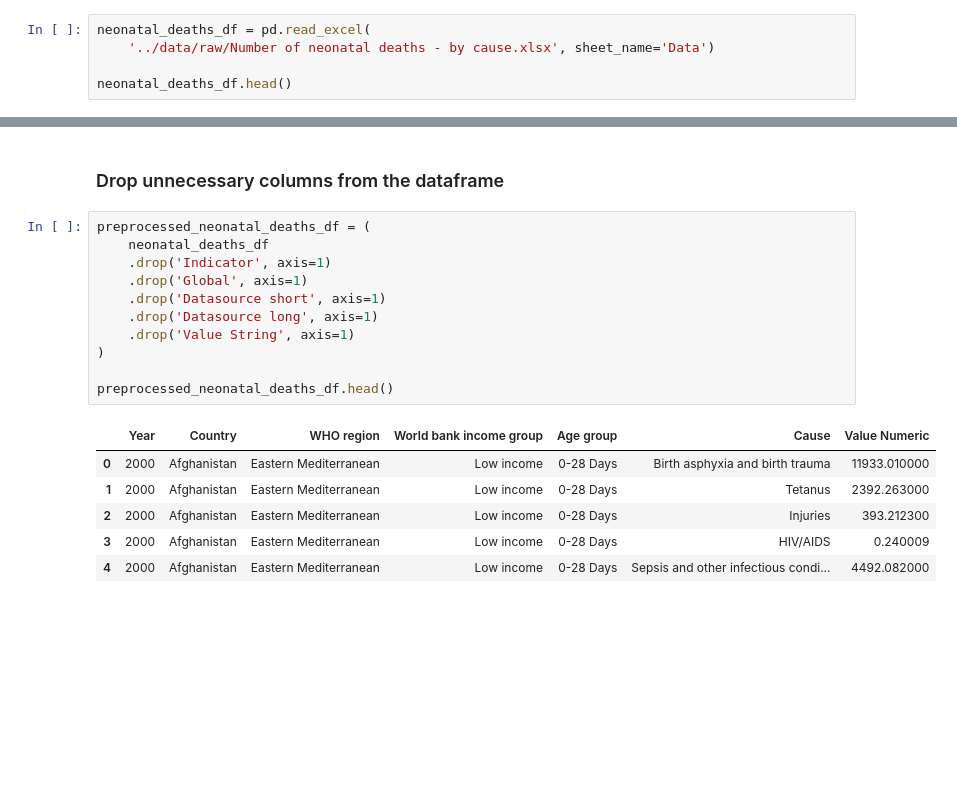
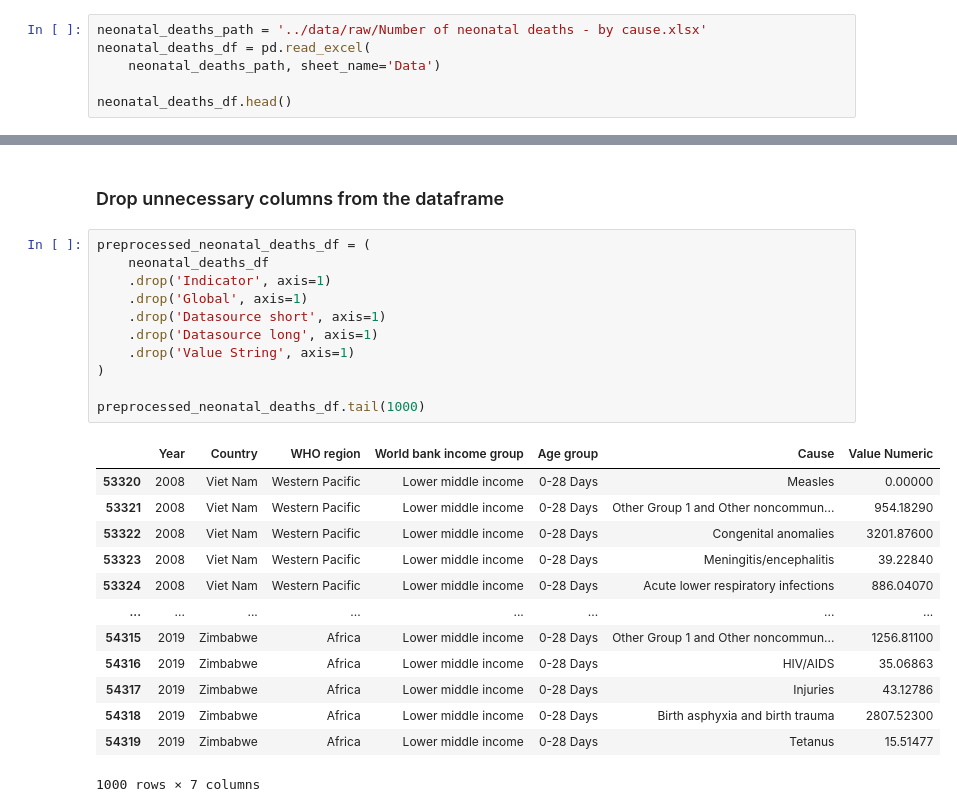
Before and after one commit to jariel17/illness-in-one-year-babies-analysis, a Jupyter notebook: notebooks/01-data-loading.ipynb, the cells around one changed output, grey strips where cells are left out. Drawn from its saved outputs; the diff is of its cells as text; blank space fills up the shorter version.

```diff
--- a/notebooks/01-data-loading.ipynb
+++ b/notebooks/01-data-loading.ipynb
@@ -34,6 +33,7 @@ preprocessed_urgencias_hosp_ninno_df = (
 # %%
+neonatal_deaths_path = '../data/raw/Number of neonatal deaths - by cause.xlsx'
 neonatal_deaths_df = pd.read_excel(
-    '../data/raw/Number of neonatal deaths - by cause.xlsx', sheet_name='Data')
+    neonatal_deaths_path, sheet_name='Data')
 
 neonatal_deaths_df.head()
 # %% [output]
@@ -183,18 +183,25 @@ memory usage: 5.0+ MB
 # %%
 preprocessed_neonatal_deaths_df = (
     neonatal_deaths_df
     .drop('Indicator', axis=1)
     .drop('Global', axis=1)
     .drop('Datasource short', axis=1)
     .drop('Datasource long', axis=1)
     .drop('Value String', axis=1)
 )
 
-preprocessed_neonatal_deaths_df.head()
+preprocessed_neonatal_deaths_df.tail(1000)
 # %% [output]
 |  | Year | Country | WHO region | World bank income group | Age group | Cause | Value Numeric |
-| 0 | 2000 | Afghanistan | Eastern Mediterranean | Low income | 0-28 Days | Birth asphyxia and birth trauma | 11933.010000 |
-| 1 | 2000 | Afghanistan | Eastern Mediterranean | Low income | 0-28 Days | Tetanus | 2392.263000 |
-| 2 | 2000 | Afghanistan | Eastern Mediterranean | Low income | 0-28 Days | Injuries | 393.212300 |
-| 3 | 2000 | Afghanistan | Eastern Mediterranean | Low income | 0-28 Days | HIV/AIDS | 0.240009 |
-| 4 | 2000 | Afghanistan | Eastern Mediterranean | Low income | 0-28 Days | Sepsis and other infectious condi... | 4492.082000 |
+| 53320 | 2008 | Viet Nam | Western Pacific | Lower middle income | 0-28 Days | Measles | 0.00000 |
+| 53321 | 2008 | Viet Nam | Western Pacific | Lower middle income | 0-28 Days | Other Group 1 and Other noncommun... | 954.18290 |
+| 53322 | 2008 | Viet Nam | Western Pacific | Lower middle income | 0-28 Days | Congenital anomalies | 3201.87600 |
+| 53323 | 2008 | Viet Nam | Western Pacific | Lower middle income | 0-28 Days | Meningitis/encephalitis | 39.22840 |
+| 53324 | 2008 | Viet Nam | Western Pacific | Lower middle income | 0-28 Days | Acute lower respiratory infections | 886.04070 |
+| ... | ... | ... | ... | ... | ... | ... | ... |
+| 54315 | 2019 | Zimbabwe | Africa | Lower middle income | 0-28 Days | Other Group 1 and Other noncommun... | 1256.81100 |
+| 54316 | 2019 | Zimbabwe | Africa | Lower middle income | 0-28 Days | HIV/AIDS | 35.06863 |
+| 54317 | 2019 | Zimbabwe | Africa | Lower middle income | 0-28 Days | Injuries | 43.12786 |
+| 54318 | 2019 | Zimbabwe | Africa | Lower middle income | 0-28 Days | Birth asphyxia and birth trauma | 2807.52300 |
+| 54319 | 2019 | Zimbabwe | Africa | Lower middle income | 0-28 Days | Tetanus | 15.51477 |
+1000 rows × 7 columns
```
Also changed, not shown: parts of 4 cells of this notebook.
